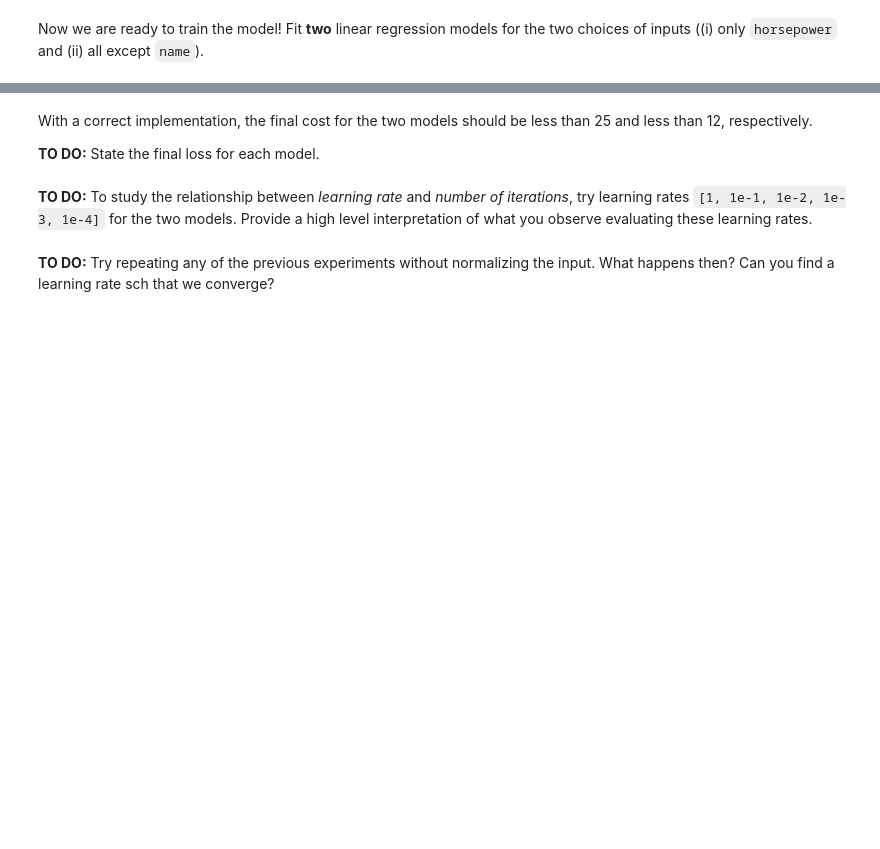
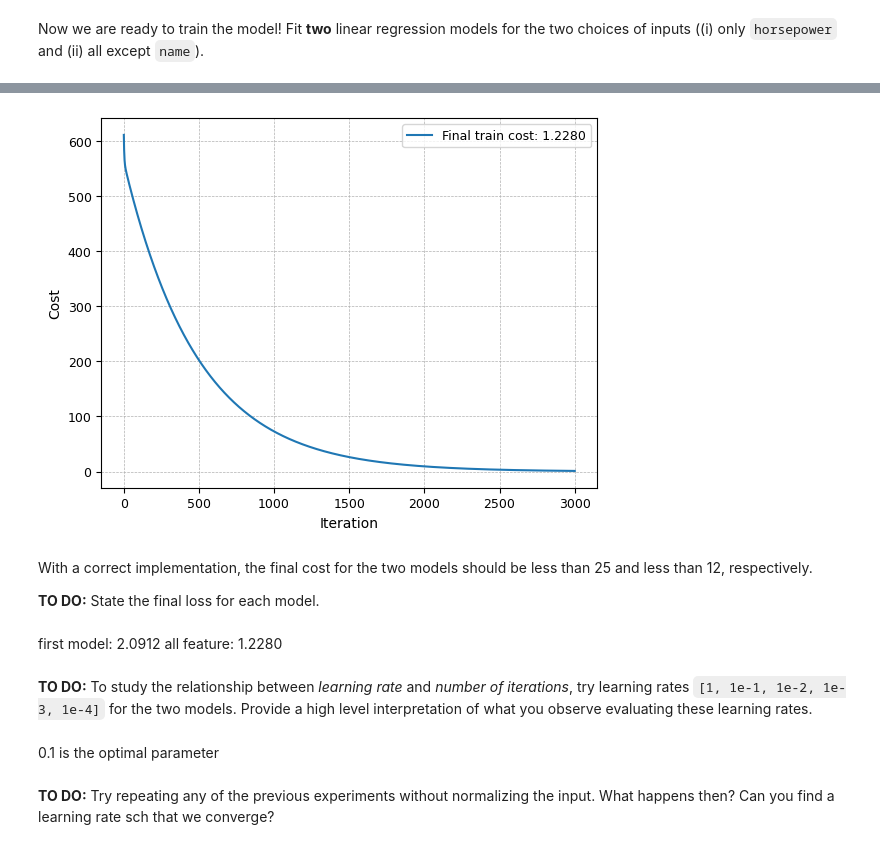
Before and after one commit to zixuan1208/zixuan, a Jupyter notebook: Deep learning/Lab1/Auto_linear_regression.ipynb, the cells around one changed output, grey strips where cells are left out. Saved outputs shown, nothing was run; the diff lists cells and outputs as text; code cells hidden in the pictures; blank space fills up the shorter version.

```diff
--- a/Deep learning/Lab1/Auto_linear_regression.ipynb
+++ b/Deep learning/Lab1/Auto_linear_regression.ipynb
@@ -341,12 +345,20 @@ abline(weights[0,0], bias[0])
 # %%
 # Train the model with all features
-train_costs, weights, bias = train_model(x_train_norm,y_train,iterations=100,alpha=0.1)
+# train_costs, weights, bias = train_model(x_train_norm,y_train,iterations=1000,alpha=1)
+train_costs, weights, bias = train_model(x_train_norm,y_train,iterations=3000,alpha=0.2)
 training_curve_plot(train_costs)
+# %% [output]
+[figure, added]
 # %% [markdown]
 With a correct implementation, the final cost for the two models should be less than 25 and less than 12, respectively.
 
 **TO DO:**  State the final loss for each model.
+# %% [markdown]
+first model: 2.0912
+all feature: 1.2280
 # %% [markdown]
 **TO DO:** To study the relationship between *learning rate* and *number of iterations*, try learning rates `[1, 1e-1, 1e-2, 1e-3, 1e-4]` for the two models. Provide a high level interpretation of what you observe evaluating these learning rates.
+# %% [markdown]
+0.1 is the optimal parameter
 # %% [markdown]
 **TO DO:** Try repeating any of the previous experiments without normalizing the input. What happens then? Can you find a learning rate sch that we converge?
```
Also changed, not shown: parts of 4 cells of this notebook.
